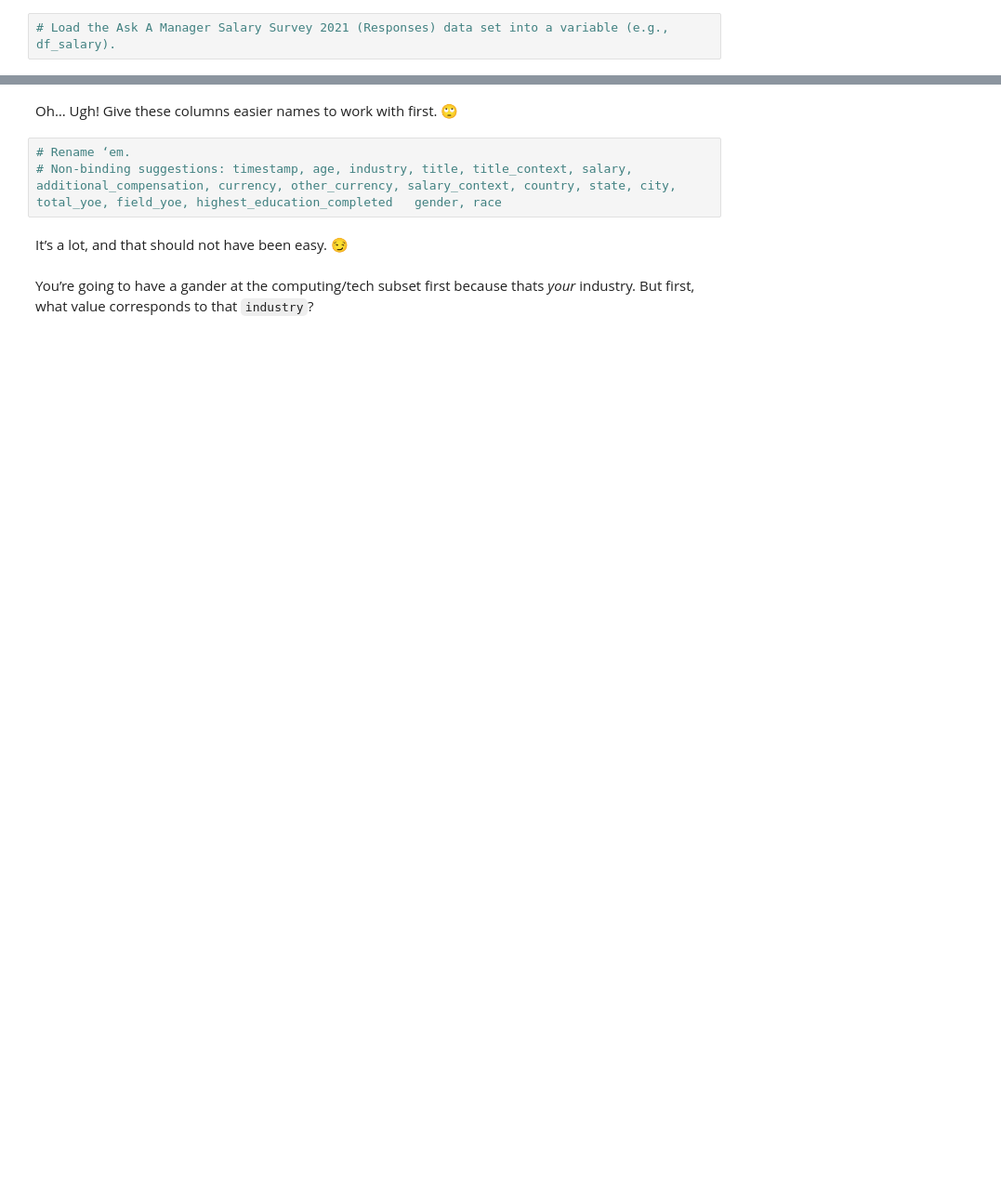
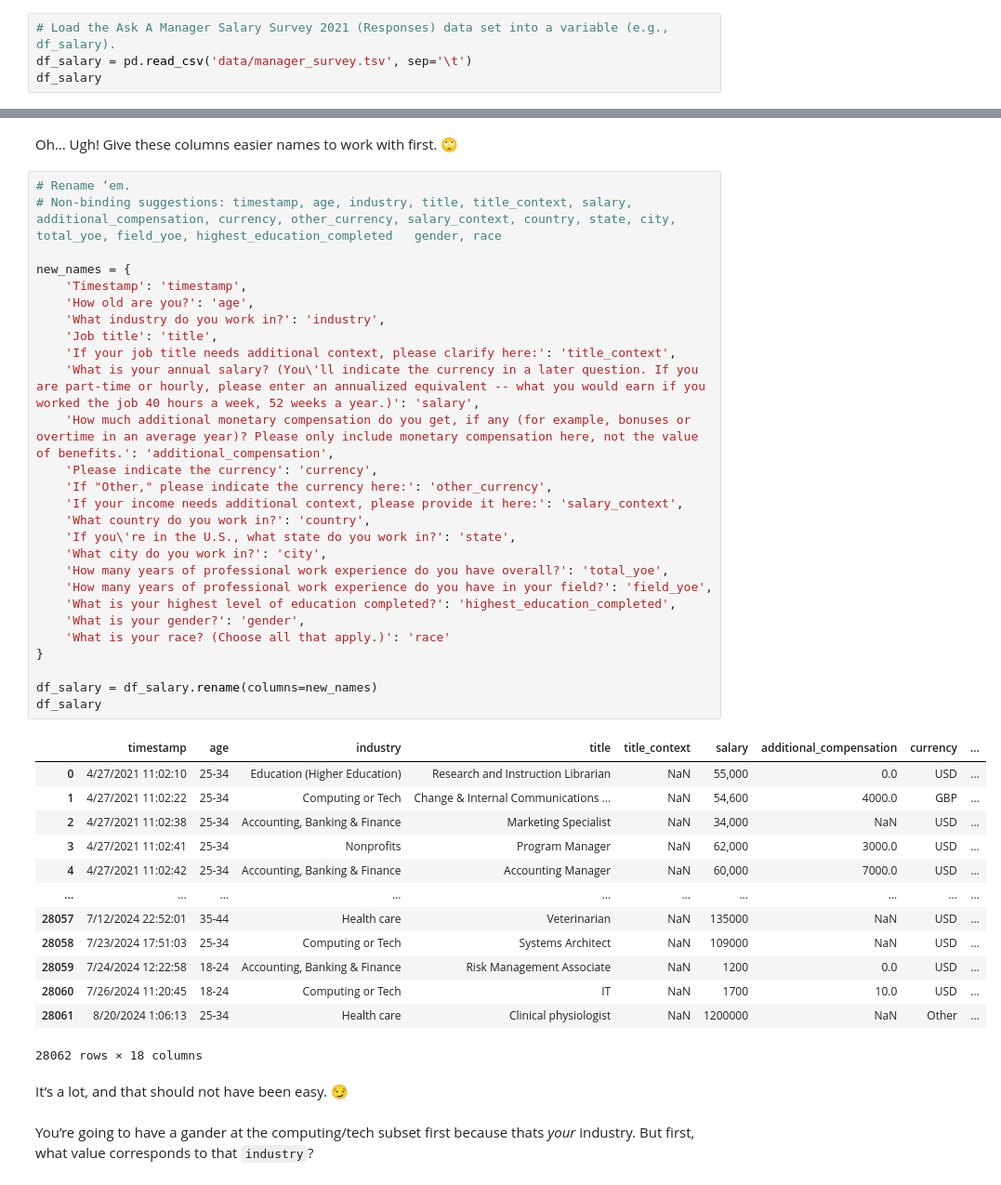
Before and after one commit to notprowler/2024-DS-Tue, a Jupyter notebook: Week-02-DS-Overview-and-Data/Exercise-AT.ipynb, the cells around one changed output, grey strips where cells are left out. Shown at 93% size. Cells and saved outputs as stored; diff of their text form; blank space fills up the shorter version.

```diff
--- a/Week-02-DS-Overview-and-Data/Exercise-AT.ipynb
+++ b/Week-02-DS-Overview-and-Data/Exercise-AT.ipynb
@@ -111,3 +173,5 @@ Let’s save it somewhere to be shipped off to another teammate. 💾
 ### Load the Data
 # %%
 # Load the Ask A Manager Salary Survey 2021 (Responses) data set into a variable (e.g., df_salary).
+df_salary = pd.read_csv('data/manager_survey.tsv', sep='\t')
+df_salary
@@ -132,8 +235,46 @@ What are the columns and their types?
 # %% [markdown]
 Oh… Ugh! Give these columns easier names to work with first. 🙄
-# %%
-# Rename ‘em.
-# Non-binding suggestions: timestamp, age, industry, title, title_context, salary, additional_compensation, currency, other_currency, salary_context, country, state, city, total_yoe, field_yoe, highest_education_completed	gender, race
+# %%
+# Rename ‘em.
+# Non-binding suggestions: timestamp, age, industry, title, title_context, salary, additional_compensation, currency, other_currency, salary_context, country, state, city, total_yoe, field_yoe, highest_education_completed	gender, race
+
+new_names = {
+    'Timestamp': 'timestamp',
+    'How old are you?': 'age',
+    'What industry do you work in?': 'industry',
+    'Job title': 'title',
+    'If your job title needs additional context, please clarify here:': 'title_context',
+    'What is your annual salary? (You\'ll indicate the currency in a later question. If you are part-time or hourly, please enter an annualized equivalent -- what you would earn if you worked the job 40 hours a week, 52 weeks a year.)': 'salary',
+    'How much additional monetary compensation do you get, if any (for example, bonuses or overtime in an average year)? Please only include monetary compensation here, not the value of benefits.': 'additional_compensation',
+    'Please indicate the currency': 'currency',
+    'If "Other," please indicate the currency here:': 'other_currency',
+    'If your income needs additional context, please provide it here:': 'salary_context',
+    'What country do you work in?': 'country',
+    'If you\'re in the U.S., what state do you work in?': 'state',
+    'What city do you work in?': 'city',
+    'How many years of professional work experience do you have overall?': 'total_yoe',
+    'How many years of professional work experience do you have in your field?': 'field_yoe',
+    'What is your highest level of education completed?': 'highest_education_completed',
+    'What is your gender?': 'gender',
+    'What is your race? (Choose all that apply.)': 'race'
+}
+
+df_salary = df_salary.rename(columns=new_names)
+df_salary
+# %% [output]
+|  | timestamp | age | industry | title | title_context | salary | additional_compensation | currency | ... |
+| 0 | 4/27/2021 11:02:10 | 25-34 | Education (Higher Education) | Research and Instruction Librarian | NaN | 55,000 | 0.0 | USD | ... |
+| 1 | 4/27/2021 11:02:22 | 25-34 | Computing or Tech | Change & Internal Communications ... | NaN | 54,600 | 4000.0 | GBP | ... |
+| 2 | 4/27/2021 11:02:38 | 25-34 | Accounting, Banking & Finance | Marketing Specialist | NaN | 34,000 | NaN | USD | ... |
+| 3 | 4/27/2021 11:02:41 | 25-34 | Nonprofits | Program Manager | NaN | 62,000 | 3000.0 | USD | ... |
+| 4 | 4/27/2021 11:02:42 | 25-34 | Accounting, Banking & Finance | Accounting Manager | NaN | 60,000 | 7000.0 | USD | ... |
+| ... | ... | ... | ... | ... | ... | ... | ... | ... | ... |
+| 28057 | 7/12/2024 22:52:01 | 35-44 | Health care | Veterinarian | NaN | 135000 | NaN | USD | ... |
+| 28058 | 7/23/2024 17:51:03 | 25-34 | Computing or Tech | Systems Architect | NaN | 109000 | NaN | USD | ... |
+| 28059 | 7/24/2024 12:22:58 | 18-24 | Accounting, Banking & Finance | Risk Management Associate | NaN | 1200 | 0.0 | USD | ... |
+| 28060 | 7/26/2024 11:20:45 | 18-24 | Computing or Tech | IT | NaN | 1700 | 10.0 | USD | ... |
+| 28061 | 8/20/2024 1:06:13 | 25-34 | Health care | Clinical physiologist | NaN | 1200000 | NaN | Other | ... |
+28062 rows × 18 columns
 # %% [markdown]
 It’s a lot, and that should not have been easy. 😏
 # %% [markdown]
```
Also changed, not shown: parts of 28 cells of this notebook.
